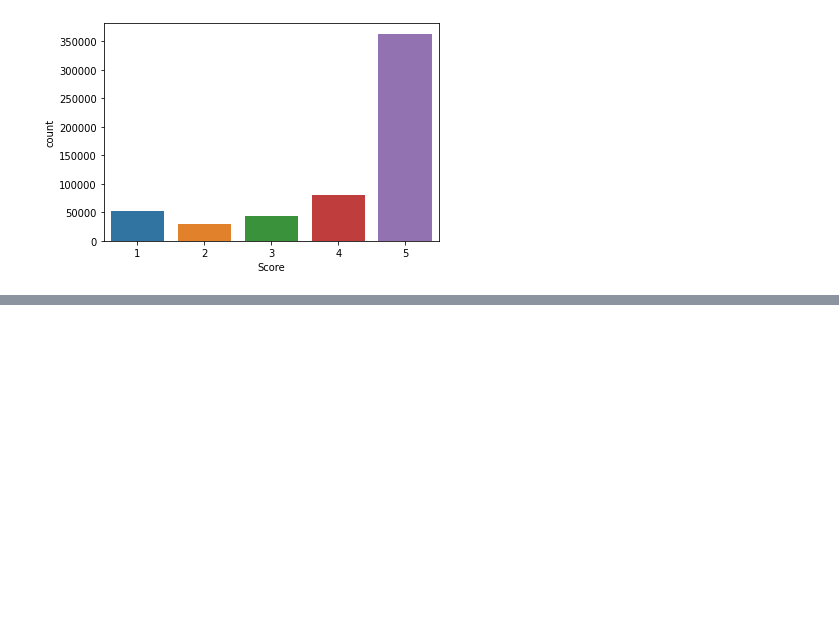
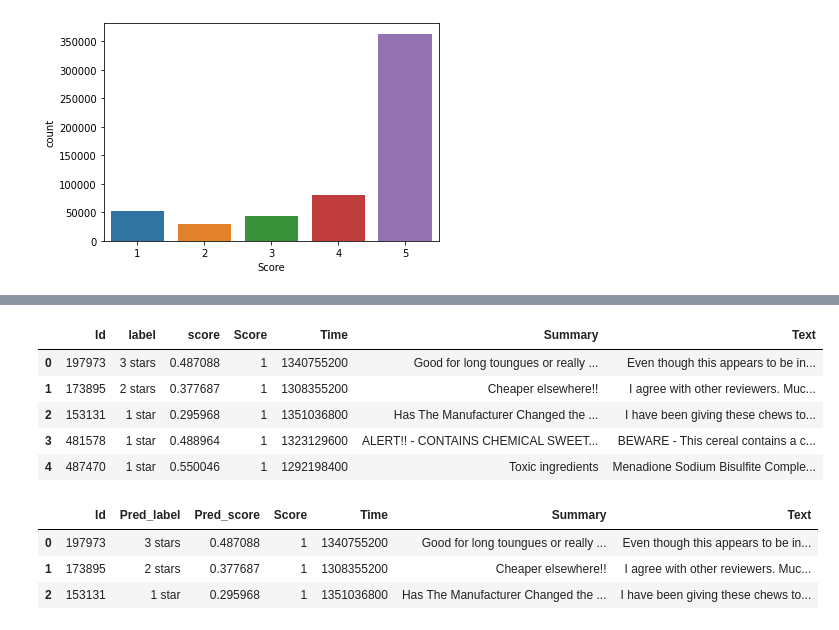
Before and after one commit to HjayejMohamed/NLP, a Jupyter notebook: amazon-fine-food-reviews-analysis.ipynb, the cells around one changed output, grey strips where cells are left out. Saved outputs shown, nothing was run; the diff lists cells and outputs as text; code cells hidden in the pictures; blank space fills up the shorter version.

```diff
--- a/amazon-fine-food-reviews-analysis.ipynb
+++ b/amazon-fine-food-reviews-analysis.ipynb
@@ -132,0 +155,2 @@ df
+# %%
+pred_reviews=pd.DataFrame(dict).T
@@ -132,0 +168,2 @@ df
+# %%
+pred_reviews = pred_reviews.reset_index().rename(columns={'index': 'Id'})
@@ -132,0 +179,11 @@ df
+# %%
+df2 = pred_reviews.merge(df1, how='left')
+# %%
+df2.head()
+# %% [output]
+|  | Id | label | score | Score | Time | Summary | Text |
+| 0 | 197973 | 3 stars | 0.487088 | 1 | 1340755200 | Good for long toungues or really ... | Even though this appears to be in... |
+| 1 | 173895 | 2 stars | 0.377687 | 1 | 1308355200 | Cheaper elsewhere!! | I agree with other reviewers. Muc... |
+| 2 | 153131 | 1 star | 0.295968 | 1 | 1351036800 | Has The Manufacturer Changed the ... | I have been giving these chews to... |
+| 3 | 481578 | 1 star | 0.488964 | 1 | 1323129600 | ALERT!! - CONTAINS CHEMICAL SWEET... | BEWARE - This cereal contains a c... |
+| 4 | 487470 | 1 star | 0.550046 | 1 | 1292198400 | Toxic ingredients | Menadione Sodium Bisulfite Comple... |
@@ -132,0 +192,7 @@ df
+# %%
+df2.head(3)
+# %% [output]
+|  | Id | Pred_label | Pred_score | Score | Time | Summary | Text |
+| 0 | 197973 | 3 stars | 0.487088 | 1 | 1340755200 | Good for long toungues or really ... | Even though this appears to be in... |
+| 1 | 173895 | 2 stars | 0.377687 | 1 | 1308355200 | Cheaper elsewhere!! | I agree with other reviewers. Muc... |
+| 2 | 153131 | 1 star | 0.295968 | 1 | 1351036800 | Has The Manufacturer Changed the ... | I have been giving these chews to... |
```
Also changed, not shown: parts of 29 cells of this notebook.
